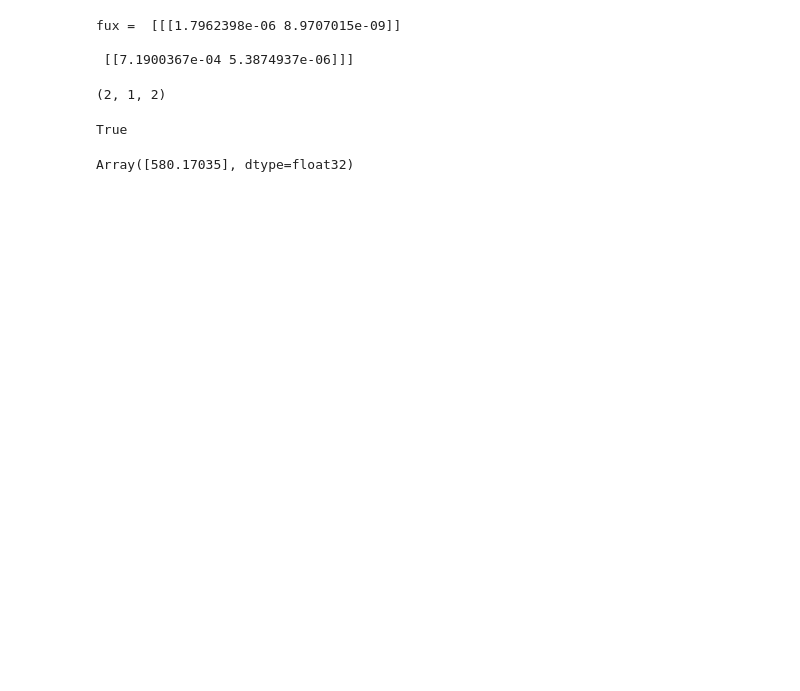
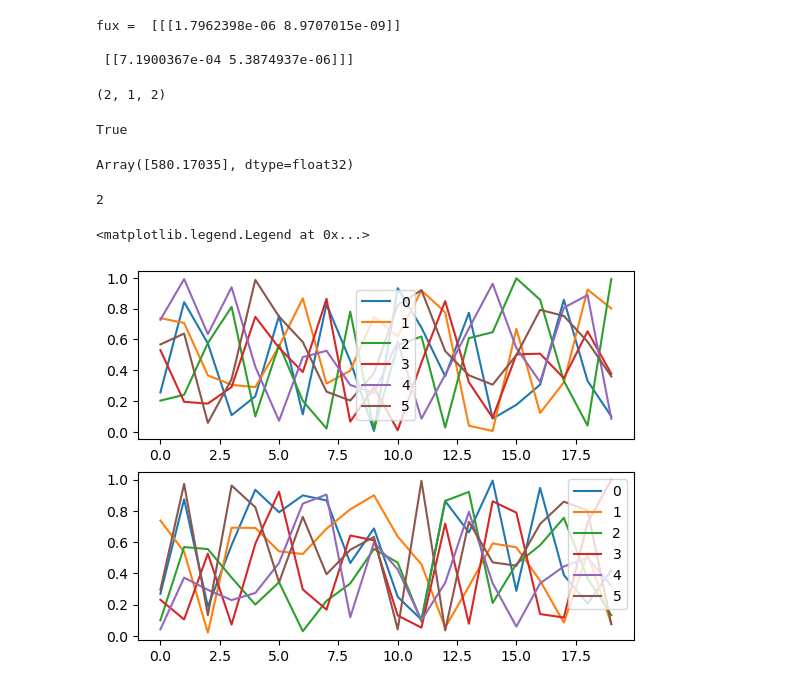
Before and after one commit to chenghuailin/trajectory_optimization_matrix_lie_groups, a Jupyter notebook: traoptlibrary/random_test.ipynb, the cells around one changed output. Drawn from its saved outputs; the diff is of its cells as text; code cells hidden in the pictures; blank space fills up the shorter version.

```diff
--- a/traoptlibrary/random_test.ipynb
+++ b/traoptlibrary/random_test.ipynb
@@ -96,3 +98,23 @@ cost = AutoDiffCost( l, l_terminal, state_size, action_size )
 cost.l(x, u, i, terminal=False)
 # %% [output]
 Array([580.17035], dtype=float32)
+# %%
+a = np.array([[1,3,5,3],[1,3,5,3]])
+a.shape[0]
+# %% [output]
+2
+# %%
+iteration = 6
+N = 20
+a = np.random.rand(iteration, N, 2)
+b = np.random.rand(iteration, N, 2)
+
+fig, axs = plt.subplots(2)
+for i in range( a.shape[0] ):
+    axs[0].plot( a[i,:,0], label=i )
+    axs[1].plot( a[i,:,1], label=i )
+axs[0].legend()
+axs[1].legend()
+# %% [output]
+<matplotlib.legend.Legend at 0x...>
+[figure, added]
```
Also changed, not shown: parts of 7 cells of this notebook, 2 other files.
